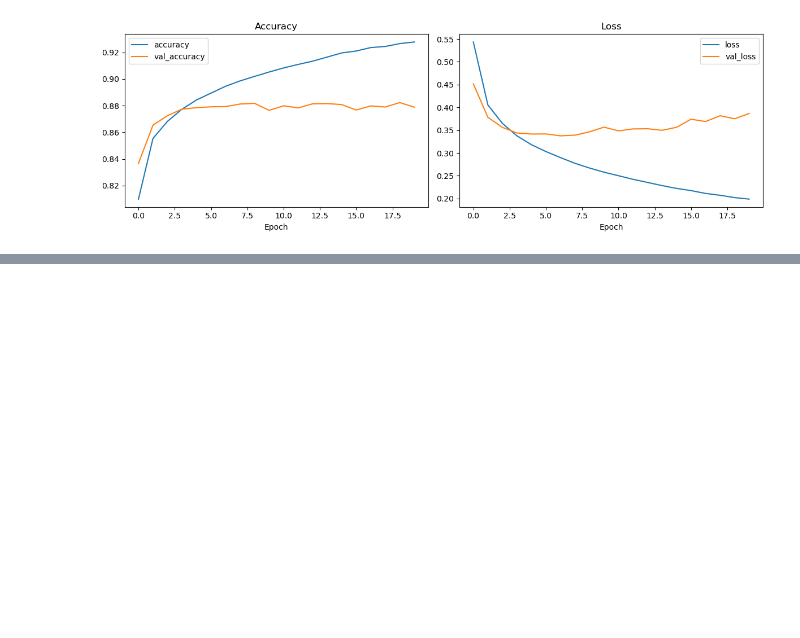
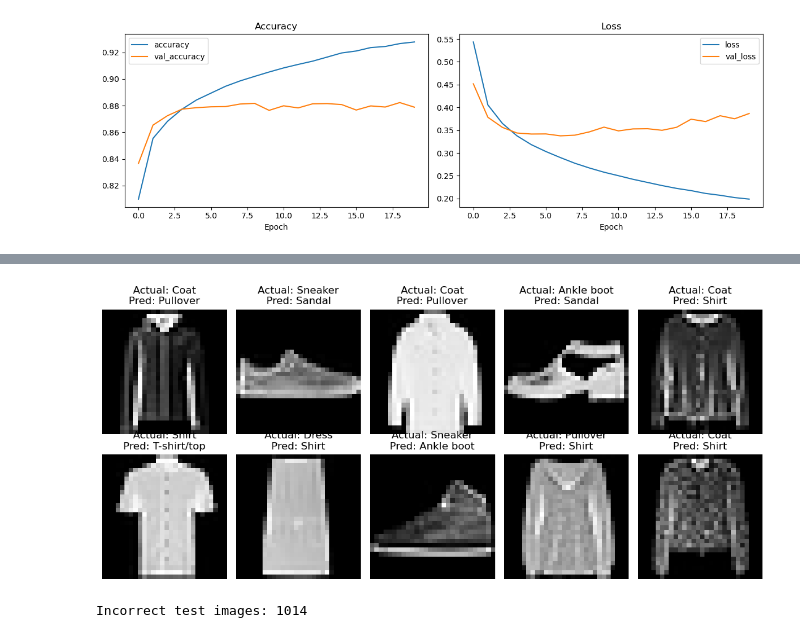
Before and after one commit to alikeivanmarz/ml-course-unitec, a Jupyter notebook: Course_Sessions/Week_3/week3_class_activity.ipynb, the cells around one changed output, grey strips where cells are left out. Cells and saved outputs as stored; diff of their text form; code cells hidden in the pictures; blank space fills up the shorter version.

```diff
--- a/Course_Sessions/Week_3/week3_class_activity.ipynb
+++ b/Course_Sessions/Week_3/week3_class_activity.ipynb
@@ -375,0 +629,26 @@ weighted avg       0.87      0.87      0.87     10000
+# %%
+# Block 1: add the matching comment
+wrong_indices = np.where(y_pred != y_test)[0]
+show_count = min(10, len(wrong_indices))
+
+# Block 2: add the matching comment
+fig, axes = plt.subplots(2, 5, figsize=(11, 5))
+
+# Block 3: add the matching comment
+for position, ax in enumerate(axes.ravel()):
+    if position < show_count:
+        index = wrong_indices[position]
+        ax.imshow(X_test[index].squeeze(), cmap="gray")
+        ax.set_title(
+            f"Actual: {class_names[y_test[index]]}\nPred: {class_names[y_pred[index]]}"
+        )
+    ax.axis("off")
+
+plt.tight_layout()
+plt.show()
+
+# Block 4: add the matching comment
+print("Incorrect test images:", len(wrong_indices))
+# %% [output]
+[figure, added]
+Incorrect test images: 1014
```
Also changed, not shown: parts of 8 cells of this notebook.
